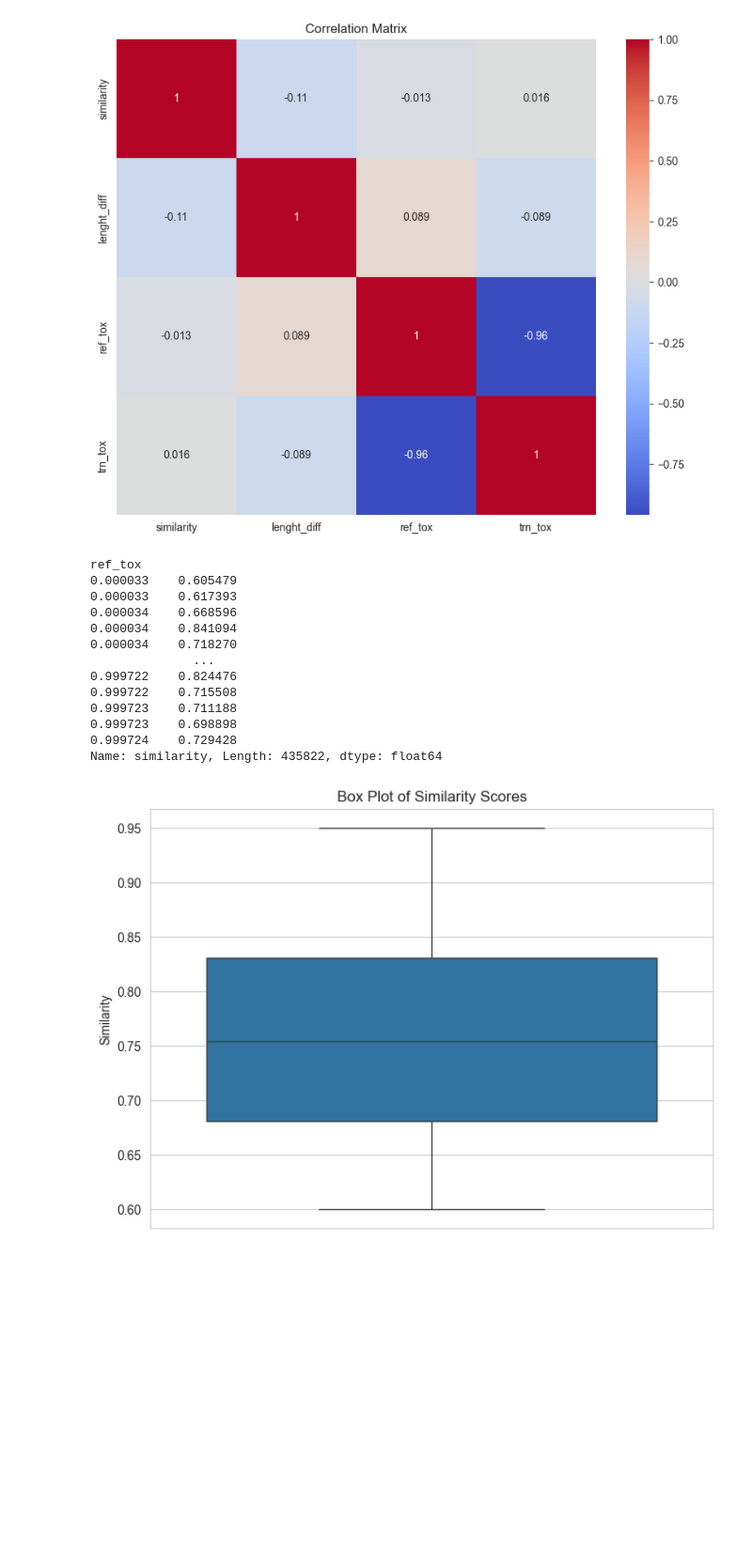
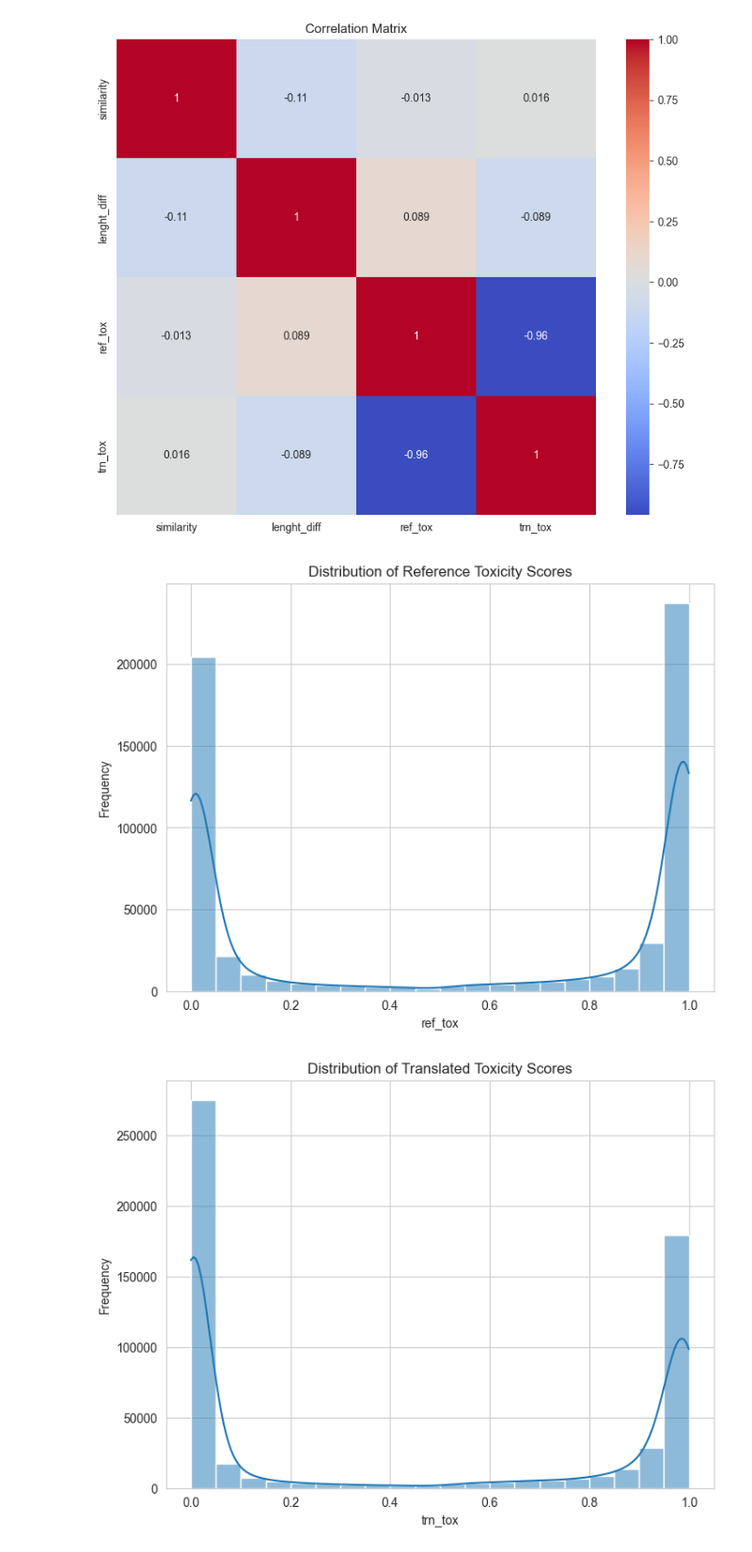
Before and after one commit to rafailvv/text-de-toxification, a Jupyter notebook: notebooks/1.0-initial-data-exploration.ipynb, the cells around one changed output. Shown: that part at 94% size. Cells and saved outputs as stored; diff of their text form; code cells hidden in the pictures; blank space fills up the shorter version.

Commit message:
Update: 1.0-initial-data-exploration.ipynb, add conclusions

```diff
--- a/notebooks/1.0-initial-data-exploration.ipynb
+++ b/notebooks/1.0-initial-data-exploration.ipynb
@@ -90,30 +115,41 @@ plt.title('Correlation Matrix')
 plt.show()
 # %% [output]
 [figure]
-# %%
-# Group by 'ref_tox' and calculate the mean similarity
-mean_similarity_by_ref_tox = df.groupby('ref_tox')['similarity'].mean()
-print(mean_similarity_by_ref_tox)
-# %% [output]
-ref_tox
-0.000033    0.605479
-0.000033    0.617393
-0.000034    0.668596
-0.000034    0.841094
-0.000034    0.718270
-              ...
-0.999722    0.824476
-0.999722    0.715508
-0.999723    0.711188
-0.999723    0.698898
-0.999724    0.729428
-Name: similarity, Length: 435822, dtype: float64
-# %%
-# Box plot for 'similarity' column to detect outliers
-plt.figure(figsize=(8, 6))
-sns.boxplot(data=df, y='similarity')
-plt.title('Box Plot of Similarity Scores')
-plt.ylabel('Similarity')
-plt.show()
-# %% [output]
-[figure, removed]
+# %%
+import seaborn as sns
+import matplotlib.pyplot as plt
+
+# Histogram of the 'ref_tox' column
+plt.figure(figsize=(8, 6))
+sns.histplot(df['ref_tox'], bins=20, kde=True)
+plt.title('Distribution of Reference Toxicity Scores')
+plt.xlabel('ref_tox')
+plt.ylabel('Frequency')
+plt.show()
+
+# Histogram of the 'trn_tox' column
+plt.figure(figsize=(8, 6))
+sns.histplot(df['trn_tox'], bins=20, kde=True)
+plt.title('Distribution of Translated Toxicity Scores')
+plt.xlabel('trn_tox')
+plt.ylabel('Frequency')
+plt.show()
+
+# Histogram of the 'lenght_diff' column
+plt.figure(figsize=(8, 6))
+sns.histplot(df['lenght_diff'], bins=20, kde=True)
+plt.title('Distribution of Length Differences')
+plt.xlabel('lenght_diff')
+plt.ylabel('Frequency')
+plt.show()
+
+# Histogram of the 'similarity' column
+plt.figure(figsize=(8, 6))
+sns.histplot(df['similarity'], bins=20, kde=True)
+plt.title('Distribution of Similarity Scores')
+plt.xlabel('similarity')
+plt.ylabel('Frequency')
+plt.show()
+# %% [output]
+[figure, added]
+[figure, added]
```
Also changed, not shown: parts of 11 cells of this notebook.
